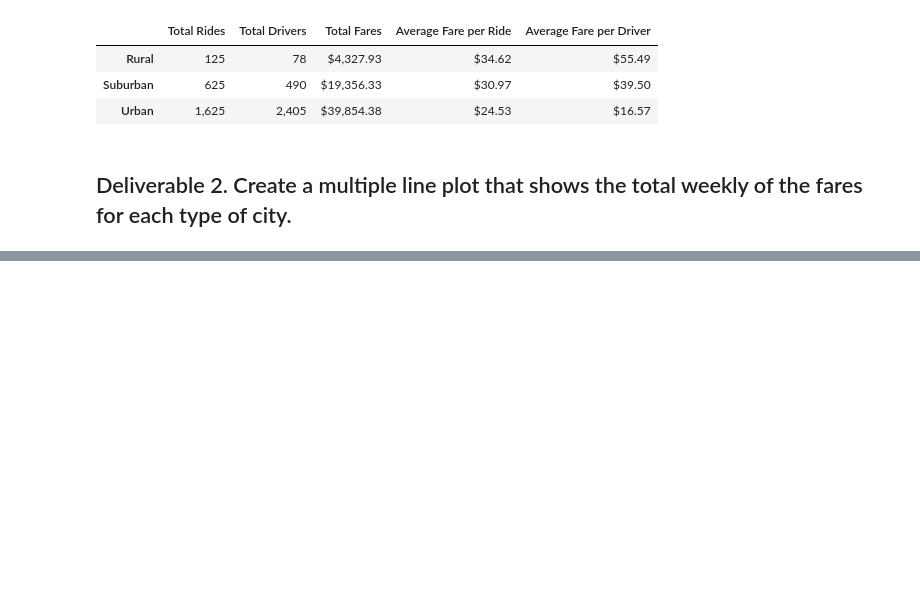
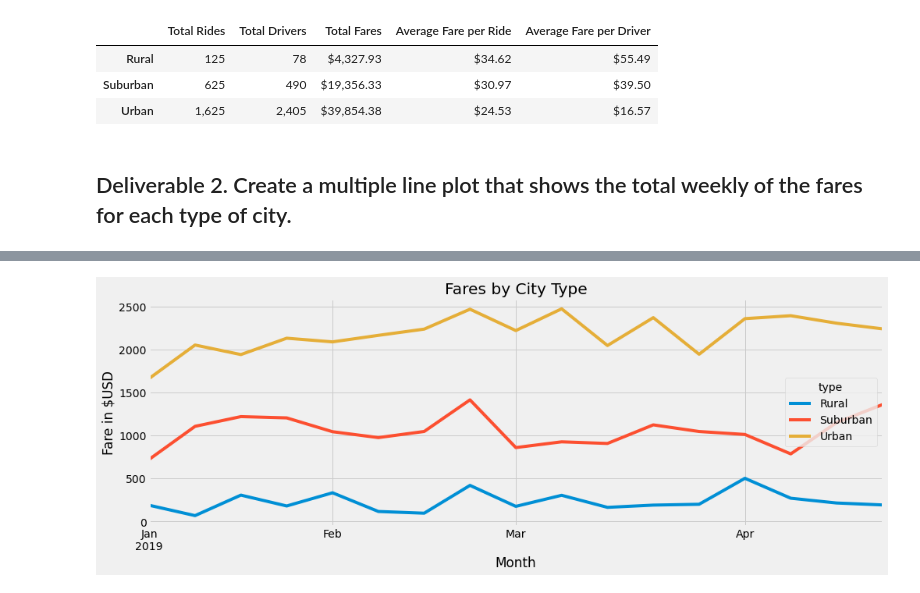
Before and after one commit to MelanconR22/PyBer_Analysis, a Jupyter notebook: PyBer_Challenge.ipynb, the cells around one changed output, grey strips where cells are left out. Drawn from its saved outputs; the diff is of its cells as text; code cells hidden in the pictures; blank space fills up the shorter version.

```diff
--- a/PyBer_Challenge.ipynb
+++ b/PyBer_Challenge.ipynb
@@ -123,3 +164,5 @@ pyber_summary_df
 # %%
 # 4. Create a pivot table with the 'date' as the index, the columns ='type', and values='fare'
 # to get the total fares for each type of city by the date.
+type_date_pivot = type_date_df.pivot(index="date", columns="type", values="fare")
+type_date_pivot.head(10)
@@ -126,2 +182,4 @@ pyber_summary_df
 # %%
 # 5. Create a new DataFrame from the pivot table DataFrame using loc on the given dates, '2019-01-01':'2019-04-29'.
+given_dates_df = type_date_pivot.loc['2019-01-01':'2019-04-29']
+given_dates_df
@@ -128,3 +201,5 @@ pyber_summary_df
 # %%
 # 6. Set the "date" index to datetime datatype. This is necessary to use the resample() method in Step 8.
 # df.index = pd.to_datetime(df.index)
+given_dates_df.index = pd.to_datetime(given_dates_df.index)
+given_dates_df
@@ -133,2 +235,4 @@ pyber_summary_df
 # %%
 # 8. Create a new DataFrame using the "resample()" function by week 'W' and get the sum of the fares for each week.
+given_dates_df = given_dates_df.resample("W").sum()
+fares_by_week.head(10)
@@ -135,7 +252,17 @@ pyber_summary_df
 # %%
 # 8. Using the object-oriented interface method, plot the resample DataFrame using the df.plot() function.
 
 # Import the style from Matplotlib.
 from matplotlib import style
 # Use the graph style fivethirtyeight.
 style.use('fivethirtyeight')
+
+
+given_dates_df.plot(figsize=(15,5),)
+plt.xlabel('Month')
+plt.ylabel('Fare in $USD')
+#plt.yaxis('${x:1.0f}')
+plt.title('Fares by City Type')
+plt.savefig('Resources/PyBer_fare_summary.png')
+# %% [output]
+[figure, added]
```
Also changed, not shown: parts of 9 cells of this notebook, 1 other file.
